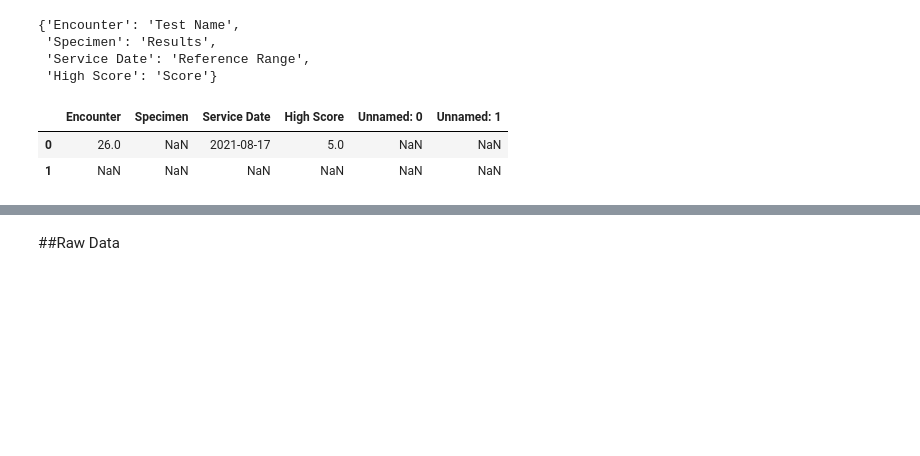
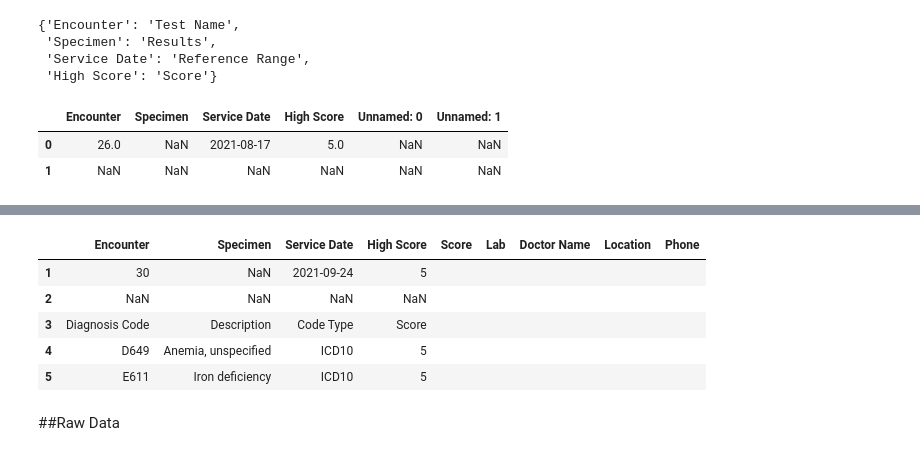
Before and after one commit to rahiakela/data-science-research-and-practice, a Jupyter notebook: data-extraction-works/01-tabulapy.ipynb, the cells around one changed output, grey strips where cells are left out. Cells and saved outputs as stored; diff of their text form; code cells hidden in the pictures; blank space fills up the shorter version.

```diff
--- a/data-extraction-works/01-tabulapy.ipynb
+++ b/data-extraction-works/01-tabulapy.ipynb
@@ -15,7 +15,7 @@ import pandas as pd
 ##Loading pdf into Pandas
 # %%
 # Read pdf into DataFrame
-dfs = tabula.read_pdf("redacted1.pdf", lattice=True, multiple_tables=True, pages="all")
+dfs = tabula.read_pdf("redacted1.pdf", lattice=True, relative_area=True, multiple_tables=True, pages="all")
 
 # convert PDF into CSV
 #tabula.convert_into("redacted1.pdf", "output.csv", output_format="csv")
@@ -213 +283,11 @@ len(data_df)
+# %%
+data_df = data_df.drop([data_df.index[0]])
+data_df.head()
+# %% [output]
+|  | Encounter | Specimen | Service Date | High Score | Score | Lab | Doctor Name | Location | Phone |
+| 1 | 30 | NaN | 2021-09-24 | 5 |  |  |  |  |  |
+| 2 | NaN | NaN | NaN | NaN |  |  |  |  |  |
+| 3 | Diagnosis Code | Description | Code Type | Score |  |  |  |  |  |
+| 4 | D649 | Anemia, unspecified | ICD10 | 5 |  |  |  |  |  |
+| 5 | E611 | Iron deficiency | ICD10 | 5 |  |  |  |  |  |
 # %%
```
Also changed, not shown: parts of 11 cells of this notebook.
